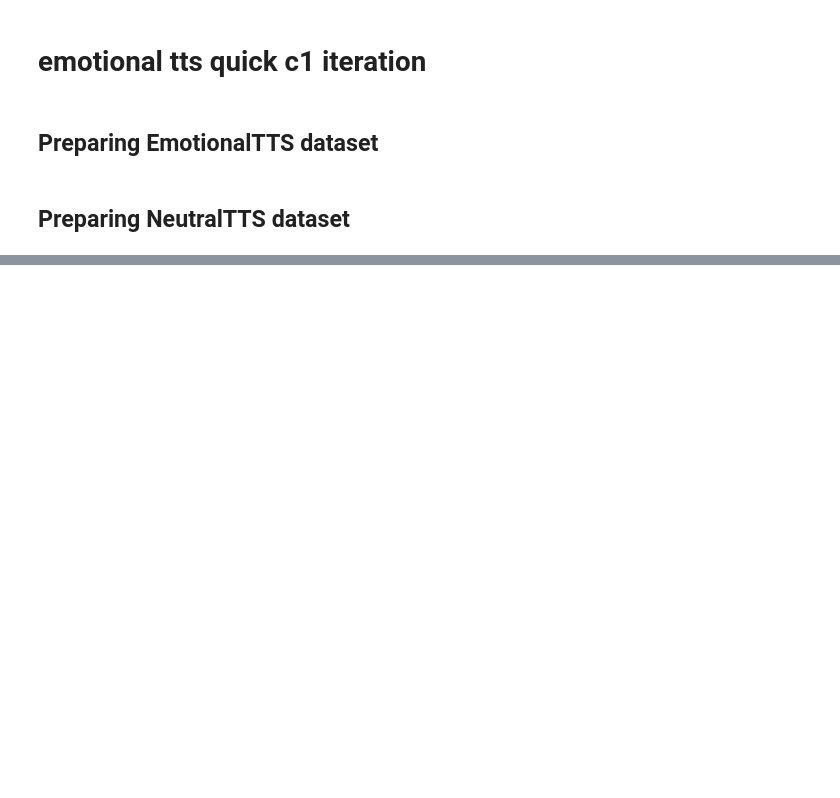
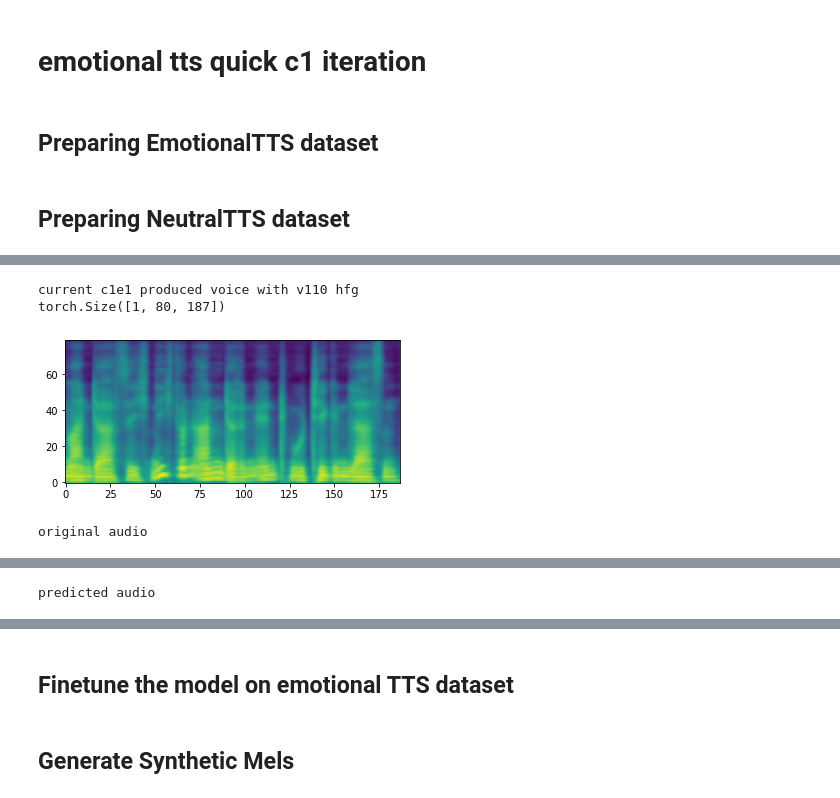
Before and after one commit to wdykas/NeMo, a Jupyter notebook: tmp_c1e1.ipynb, the cells around one changed output, grey strips where cells are left out. Saved outputs shown, nothing was run; the diff lists cells and outputs as text; code cells hidden in the pictures; blank space fills up the shorter version.

```diff
--- a/tmp_c1e1.ipynb
+++ b/tmp_c1e1.ipynb
@@ -119,2 +119,3 @@ a = a.lower()
 # %%
 # monitor performance of pre-trained fastpitch
+fastpitch_test_path = "/DataEmotionalTTS/staging-c1e1-FastPitch-pretrain/ngc/c1e1-FastPitch-pretrain--v_loss=0.6675-epoch=999-last.ckpt"
@@ -120,0 +180,24 @@ a = a.lower()
+# %%
+def evaluate_spec_fastpitch_ckpt(spec_gen_model, v_model, test):
+    with torch.no_grad():
+        torch.manual_seed(seed)
+        torch.cuda.manual_seed(seed)
+        torch.backends.cudnn.enabled = True
+        torch.backends.cudnn.benchmark = False
+        parsed = spec_gen_model.parse(str_input=test, normalize=True)
+        spectrogram = spec_gen_model.generate_spectrogram(tokens=parsed)
+        print(spectrogram.size()) # debug
+    #     audio = vocoder_model.convert_spectrogram_to_audio(spec=spectrogram, sigma=0.8, denoise=True)
+        audio = v_model.convert_spectrogram_to_audio(spec=spectrogram)
+
+    spectrogram = spectrogram.to('cpu').numpy()[0]
+    audio = audio.to('cpu').numpy()[0]
+    audio = audio / np.abs(audio).max()
+    return audio, spectrogram
+# %%
+v110_fp_path="/DataEmotionalTTS/tts_de_fastpitchhifigan_v1.10.0/tts_de_fastpitch_align.nemo"
+v110_hfg_path="/DataEmotionalTTS/tts_de_fastpitchhifigan_v1.10.0/tts_de_hifigan.nemo"
+# %%
+# v110_fp = FastPitchModel.restore_from(v110_fp_path).eval().cuda()
+v110_hfg = HifiGanModel.restore_from(v110_hfg_path).eval().cuda()
+fastpitch_test = FastPitchModel.load_from_checkpoint(checkpoint_path=fastpitch_test_path).eval().cuda()
@@ -120,0 +262,21 @@ a = a.lower()
+# %%
+%matplotlib inline
+
+print("current c1e1 produced voice with v110 hfg")
+audio, spectrogram = evaluate_spec_fastpitch_ckpt(fastpitch_test, v110_hfg, test)
+
+# visualize the spectrogram
+if spectrogram is not None:
+    imshow(spectrogram, origin="lower")
+    plt.show()
+
+# audio
+print("original audio")
+ipd.display(ipd.Audio(data_path+test_id+'.wav', rate=22050))
+print("predicted audio")
+ipd.display(ipd.Audio(audio, rate=22050))
+# %% [output]
+current c1e1 produced voice with v110 hfg
+torch.Size([1, 80, 187])
+[figure, added]
+original audio
@@ -120,0 +284 @@ a = a.lower()
+predicted audio
@@ -121,3 +286,5 @@ a = a.lower()
+# %% [markdown]
+## Finetune the model on emotional TTS dataset
 # %%
 # finetune the model trained in the last cell
 !(CUDA_VISIBLE_DEVICES=0 python examples/tts/fastpitch_finetune.py --config-path conf/de --config-name fastpitch_align_v1.05.yaml \
@@ -143,0 +311,2 @@ a = a.lower()
+# %% [markdown]
+## Generate Synthetic Mels
```
Also changed, not shown: parts of 11 cells of this notebook, 6 other files.
